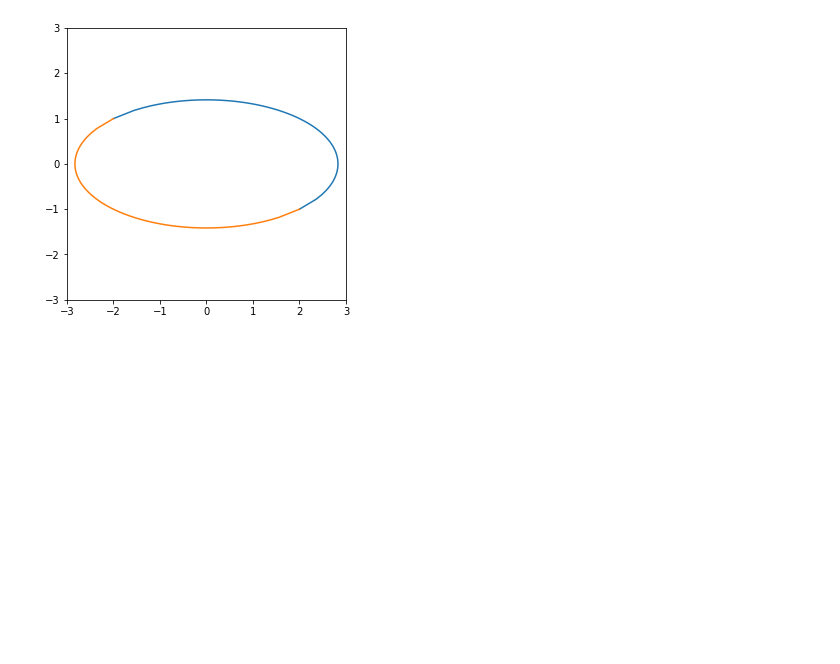
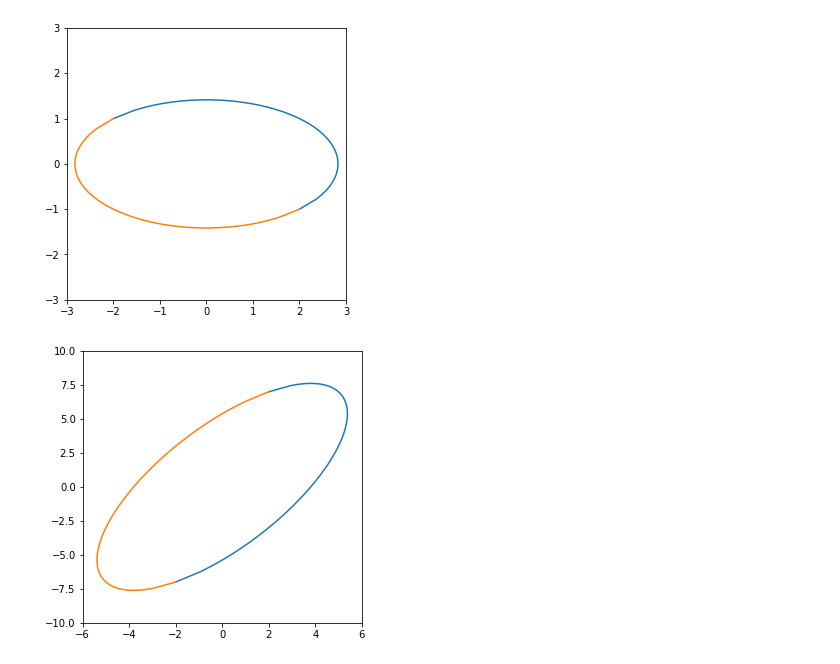
Before and after one commit to aiyuyun2015/matplotlib_tutorial, a Jupyter notebook: 2022_python_1.ipynb, the cells around one changed output. Drawn from its saved outputs; the diff is of its cells as text; code cells hidden in the pictures; blank space fills up the shorter version.

```diff
--- a/2022_python_1.ipynb
+++ b/2022_python_1.ipynb
@@ -384,7 +392,7 @@ plt.show()
 # %% [output]
 [figure]
 # %%
-def plot_2d_matrix(A):
+def plot_2d_matrix(A, xlim=None, ylim=None):
     x = np.linspace(-1.0, 1.0, 100)
 
     y_pos = np.sqrt(1- x**2)
@@ -409,8 +417,12 @@ def plot_2d_matrix(A):
     fig, ax = plt.subplots(1,1, figsize=(5,5))
     ax.plot(x_new_pos, y_new_pos)
     ax.plot(x_new_neg, y_new_neg)
-    ax.set_ylim(-3,3)
-    ax.set_xlim(-3,3)
+    if xlim is None and ylim is None:
+        ax.set_ylim(-3,3)
+        ax.set_xlim(-3,3)
+    else:
+        ax.set_ylim(ylim[0], ylim[1])
+        ax.set_xlim(xlim[0], xlim[1])
     plt.show()
 # %%
 #A = np.array([[1,2], [0.5,1]]) # make it straignt, page 147 (zhongwen)
@@ -426,3 +438,9 @@ A = np.array([[2,2], [-1,1]]) # page 354 example, Gilbert
 plot_2d_matrix(A)
 # %% [output]
 [figure]
+# %%
+A = np.array([[2,5], [7,3]]) # page 354 example, Gilbert
+
+plot_2d_matrix(A, xlim=[-6,6], ylim=[-10,10])
+# %% [output]
+[figure, added]
```
Also changed, not shown: parts of 2 cells of this notebook, 2 other files.
